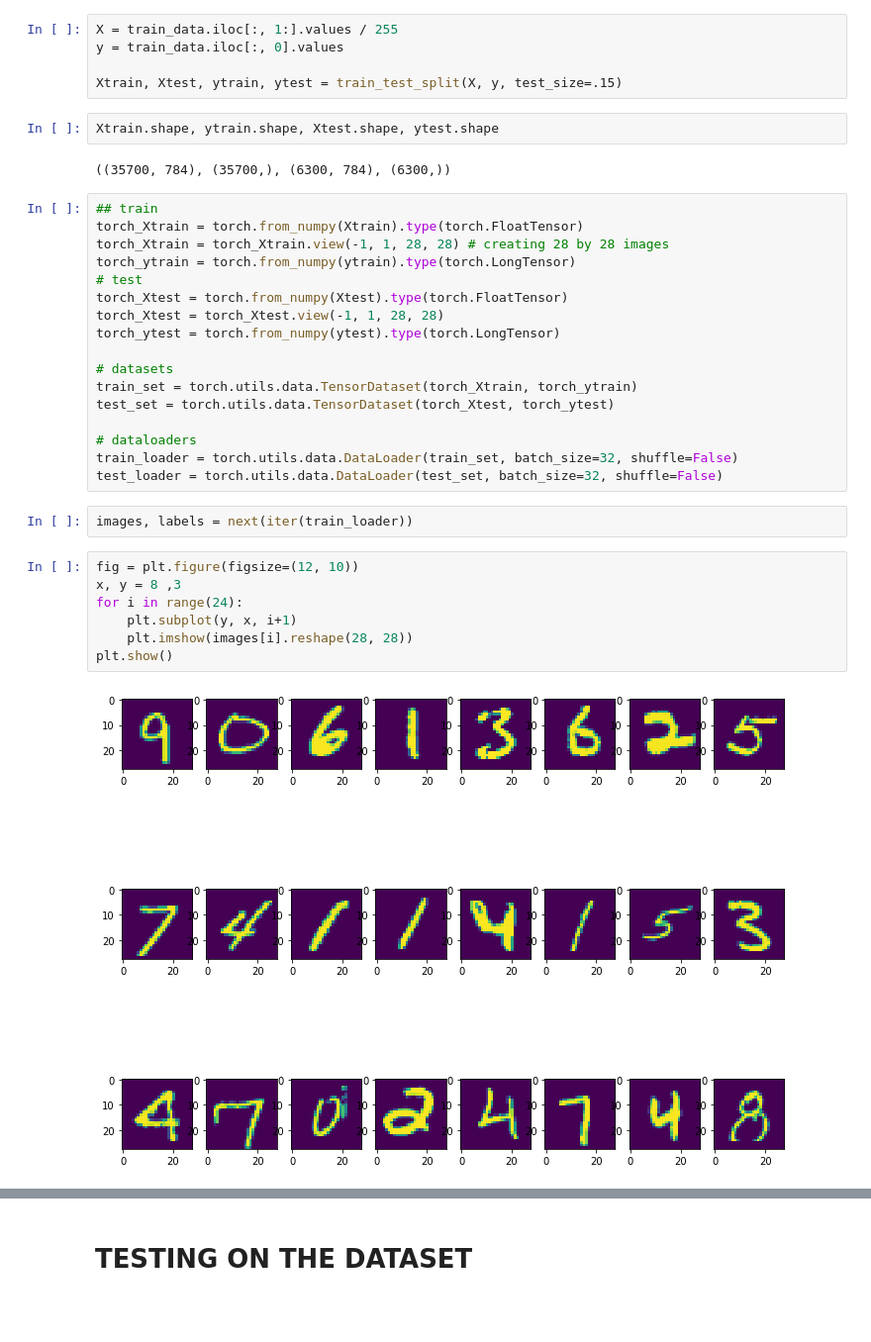
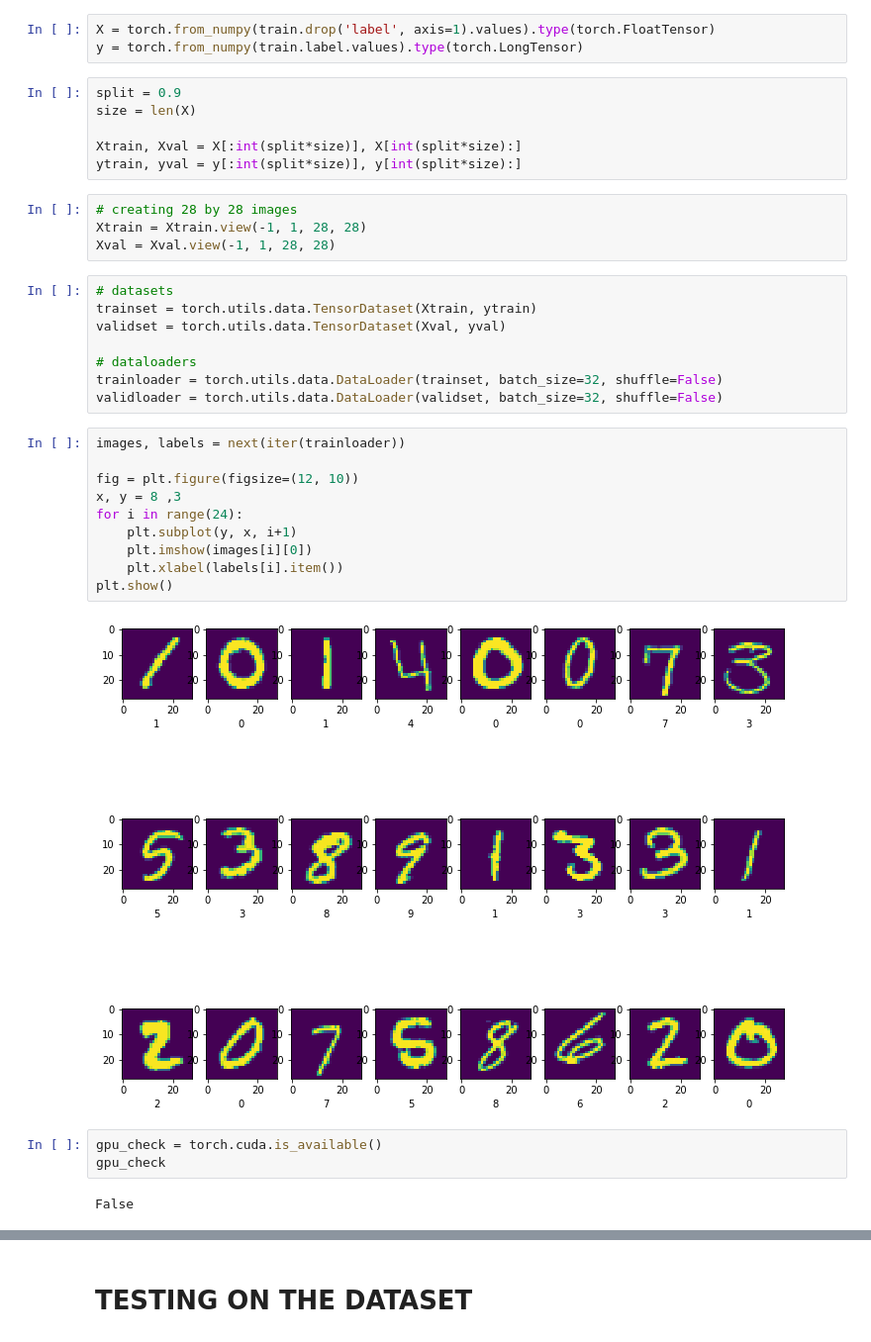
Before and after one commit to martinoywa/digit-recognizer-kaggle, a Jupyter notebook: mnist-with-pytorch.ipynb, the cells around one changed output, grey strips where cells are left out. Shown at 99% size. Cells and saved outputs as stored; diff of their text form; blank space fills up the shorter version.

```diff
--- a/mnist-with-pytorch.ipynb
+++ b/mnist-with-pytorch.ipynb
@@ -23,37 +23,38 @@ train_data = pd.read_csv('../input/digit-recognizer/train.csv')
-# %%
-X = train_data.iloc[:, 1:].values / 255
-y = train_data.iloc[:, 0].values
-
-Xtrain, Xtest, ytrain, ytest = train_test_split(X, y, test_size=.15)
-# %%
-Xtrain.shape, ytrain.shape, Xtest.shape, ytest.shape
-# %% [output]
-((35700, 784), (35700,), (6300, 784), (6300,))
-# %%
-## train
-torch_Xtrain = torch.from_numpy(Xtrain).type(torch.FloatTensor)
-torch_Xtrain = torch_Xtrain.view(-1, 1, 28, 28) # creating 28 by 28 images
-torch_ytrain = torch.from_numpy(ytrain).type(torch.LongTensor)
-# test
-torch_Xtest = torch.from_numpy(Xtest).type(torch.FloatTensor)
-torch_Xtest = torch_Xtest.view(-1, 1, 28, 28)
-torch_ytest = torch.from_numpy(ytest).type(torch.LongTensor)
-
-# datasets
-train_set = torch.utils.data.TensorDataset(torch_Xtrain, torch_ytrain)
-test_set = torch.utils.data.TensorDataset(torch_Xtest, torch_ytest)
-
-# dataloaders
-train_loader = torch.utils.data.DataLoader(train_set, batch_size=32, shuffle=False)
-test_loader = torch.utils.data.DataLoader(test_set, batch_size=32, shuffle=False)
-# %%
-images, labels = next(iter(train_loader))
+# %%
+X = torch.from_numpy(train.drop('label', axis=1).values).type(torch.FloatTensor)
+y = torch.from_numpy(train.label.values).type(torch.LongTensor)
+# %%
+split = 0.9
+size = len(X)
+
+Xtrain, Xval = X[:int(split*size)], X[int(split*size):]
+ytrain, yval = y[:int(split*size)], y[int(split*size):]
+# %%
+# creating 28 by 28 images
+Xtrain = Xtrain.view(-1, 1, 28, 28)
+Xval = Xval.view(-1, 1, 28, 28)
+# %%
+# datasets
+trainset = torch.utils.data.TensorDataset(Xtrain, ytrain)
+validset = torch.utils.data.TensorDataset(Xval, yval)
+
+# dataloaders
+trainloader = torch.utils.data.DataLoader(trainset, batch_size=32, shuffle=False)
+validloader = torch.utils.data.DataLoader(validset, batch_size=32, shuffle=False)
 # %%
+images, labels = next(iter(trainloader))
+
 fig = plt.figure(figsize=(12, 10))
 x, y = 8 ,3
 for i in range(24):
     plt.subplot(y, x, i+1)
-    plt.imshow(images[i].reshape(28, 28))
+    plt.imshow(images[i][0])
+    plt.xlabel(labels[i].item())
 plt.show()
 # %% [output]
-[figure, old version]
+[figure, new version]
+# %%
+gpu_check = torch.cuda.is_available()
+gpu_check
+# %% [output]
+False
```
Also changed, not shown: parts of 14 cells of this notebook.
